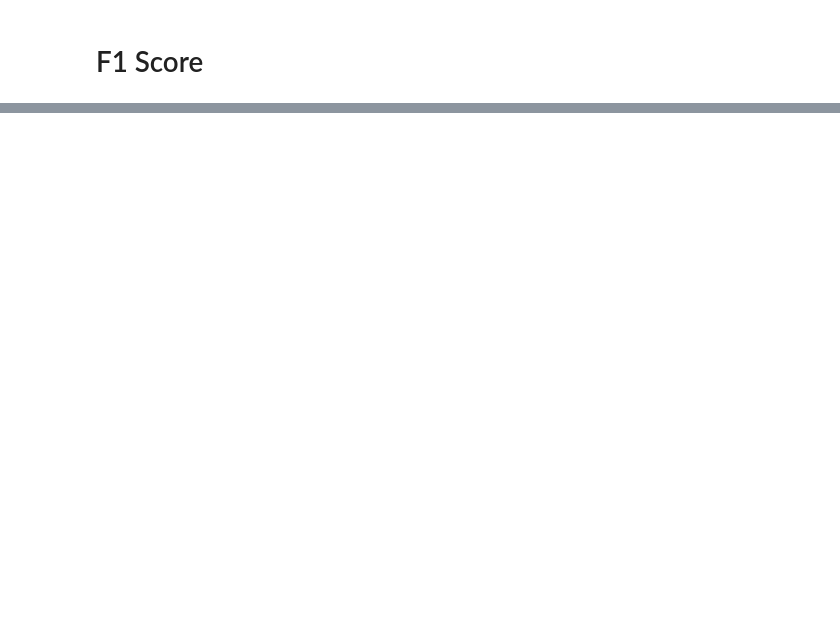
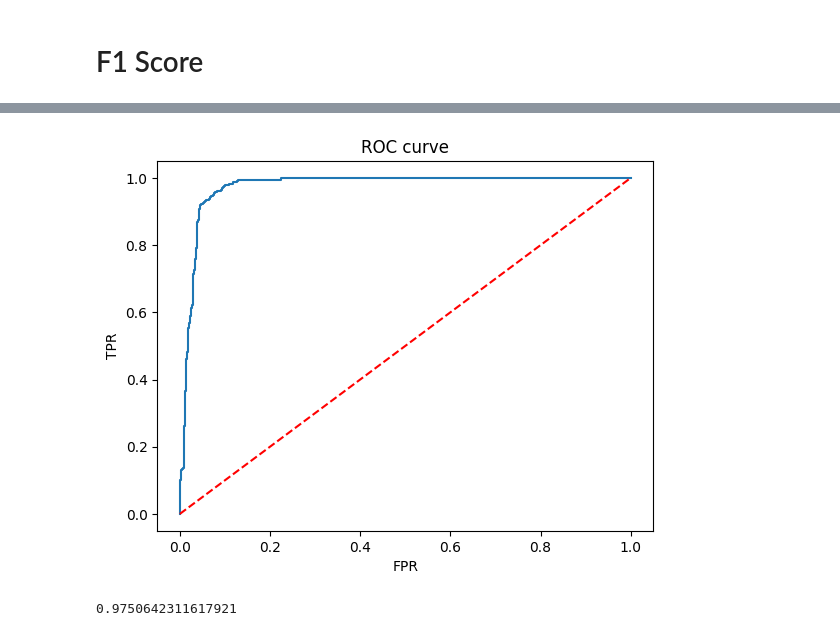
Before and after one commit to piyush1856/machine-learning-algorithms, a Jupyter notebook: 07_Classification_Metrics.ipynb, the cells around one changed output, grey strips where cells are left out. Cells and saved outputs as stored; diff of their text form; code cells hidden in the pictures; blank space fills up the shorter version.

```diff
--- a/07_Classification_Metrics.ipynb
+++ b/07_Classification_Metrics.ipynb
@@ -146,0 +185,3 @@ f1Score:0.8638036809815951
+# %%
+prob = model.predict_proba(X_test)
+prob
@@ -146,0 +196,19 @@ f1Score:0.8638036809815951
+# %%
+probabilites = prob[:,1]
+
+fpr, tpr, thr = roc_curve(y_test,probabilites)
+
+plt.plot(fpr,tpr)
+
+#random model
+plt.plot(fpr,fpr,'--',color='red' )
+plt.title('ROC curve')
+plt.xlabel('FPR')
+plt.ylabel('TPR')
+plt.show()
+# %% [output]
+[figure, added]
+# %%
+roc_auc_score(y_test,probabilites)
+# %% [output]
+0.9750642311617921
```
Also changed, not shown: parts of 25 cells of this notebook.
